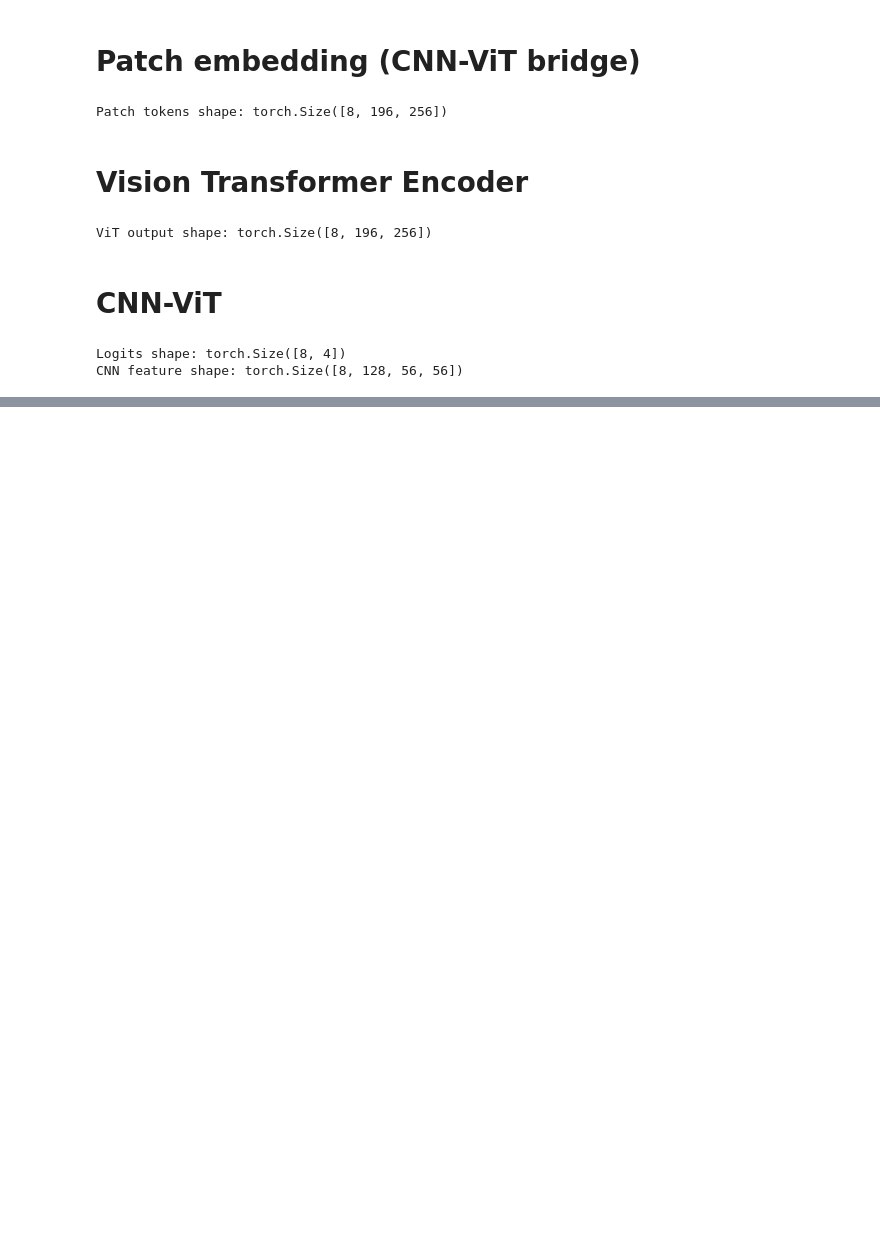
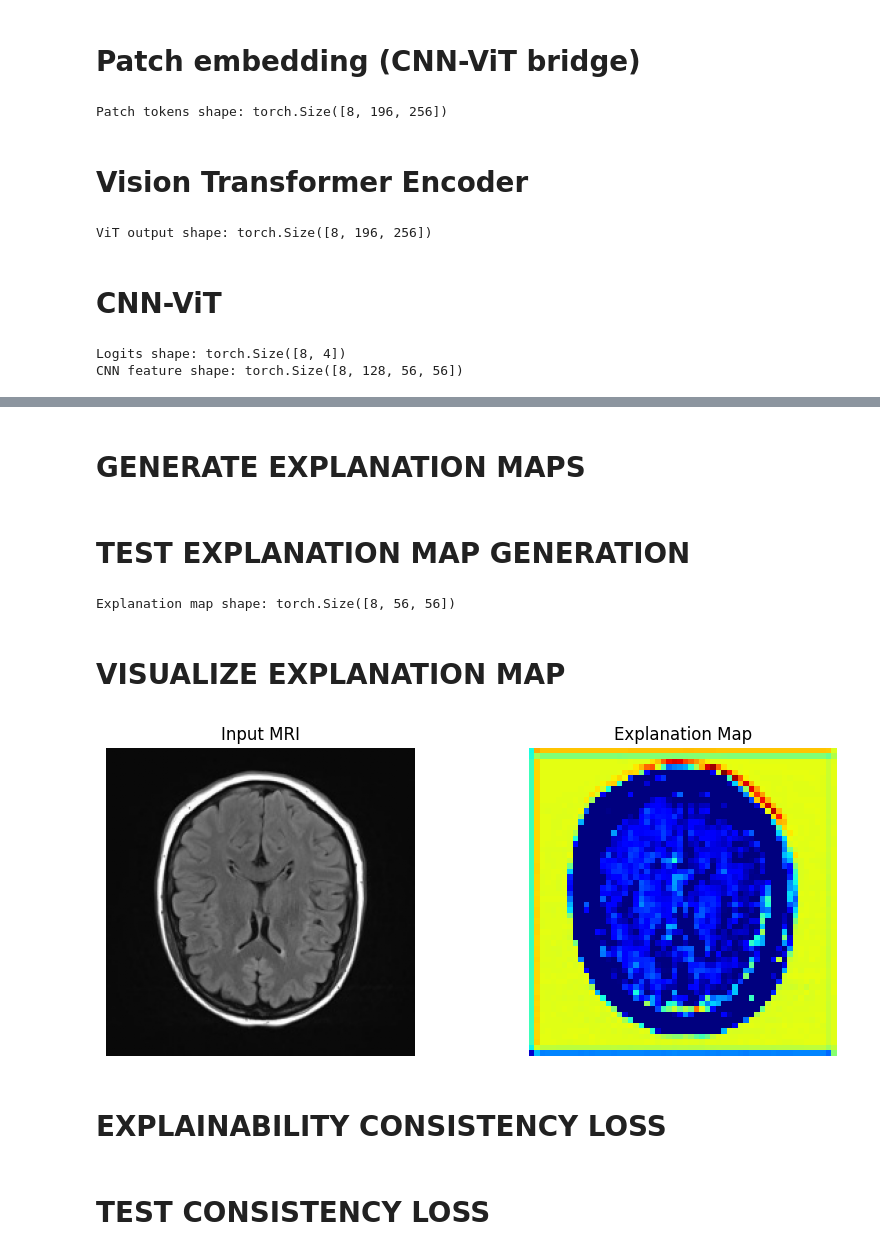
Before and after one commit to Blecyrajan/Dissertation, a Jupyter notebook: BrainTumor_CNN_ViT.ipynb, the cells around one changed output, grey strips where cells are left out. Drawn from its saved outputs; the diff is of its cells as text; code cells hidden in the pictures; blank space fills up the shorter version.

Commit message:
Phase 3: Explainability (ECL)

```diff
--- a/BrainTumor_CNN_ViT.ipynb
+++ b/BrainTumor_CNN_ViT.ipynb
@@ -377,0 +385,2 @@ CNN feature shape: torch.Size([8, 128, 56, 56])
+# %% [markdown]
+# GENERATE EXPLANATION MAPS
@@ -377,0 +425,38 @@ CNN feature shape: torch.Size([8, 128, 56, 56])
+# %% [markdown]
+
+# TEST EXPLANATION MAP GENERATION
+# %%
+model.eval()
+
+images, labels = next(iter(train_loader))
+images = images.to(device)
+
+logits, cnn_features = model(images)
+
+exp_maps = generate_explanation_map(cnn_features, logits)
+
+print("Explanation map shape:", exp_maps.shape)
+# %% [output]
+Explanation map shape: torch.Size([8, 56, 56])
+# %% [markdown]
+# VISUALIZE EXPLANATION MAP
+# %%
+plt.figure(figsize=(10,4))
+
+# Original image
+plt.subplot(1,2,1)
+plt.imshow(images[0].cpu().permute(1,2,0)[:,:,0], cmap="gray")
+plt.title("Input MRI")
+plt.axis("off")
+
+# Explanation heatmap
+plt.subplot(1,2,2)
+plt.imshow(exp_maps[0].detach().cpu(), cmap="jet")
+plt.title("Explanation Map")
+plt.axis("off")
+
+plt.show()
+# %% [output]
+[figure, added]
+# %% [markdown]
+# EXPLAINABILITY CONSISTENCY LOSS
@@ -377,0 +480,2 @@ CNN feature shape: torch.Size([8, 128, 56, 56])
+# %% [markdown]
+# TEST CONSISTENCY LOSS
```
Also changed, not shown: parts of 5 cells of this notebook.
